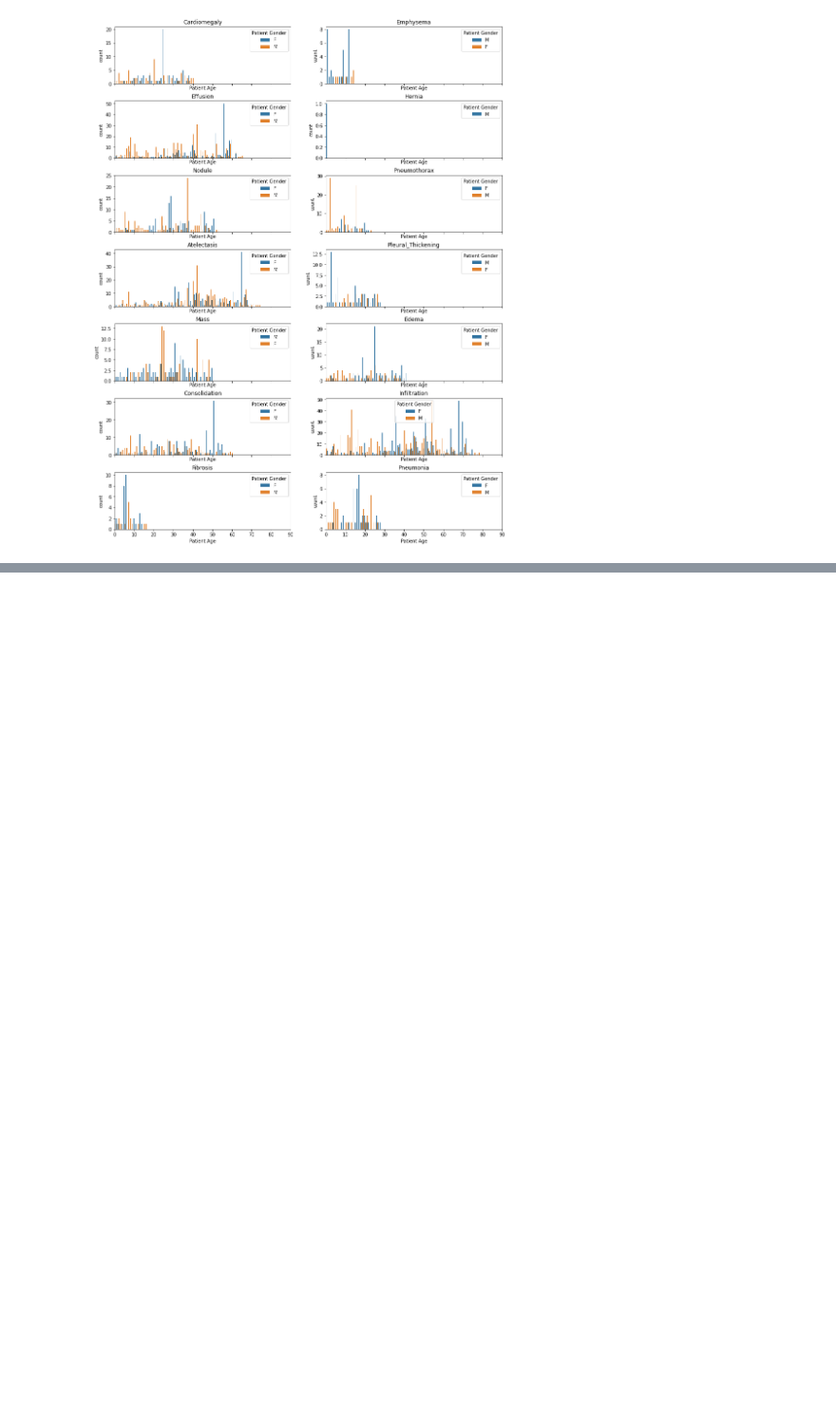
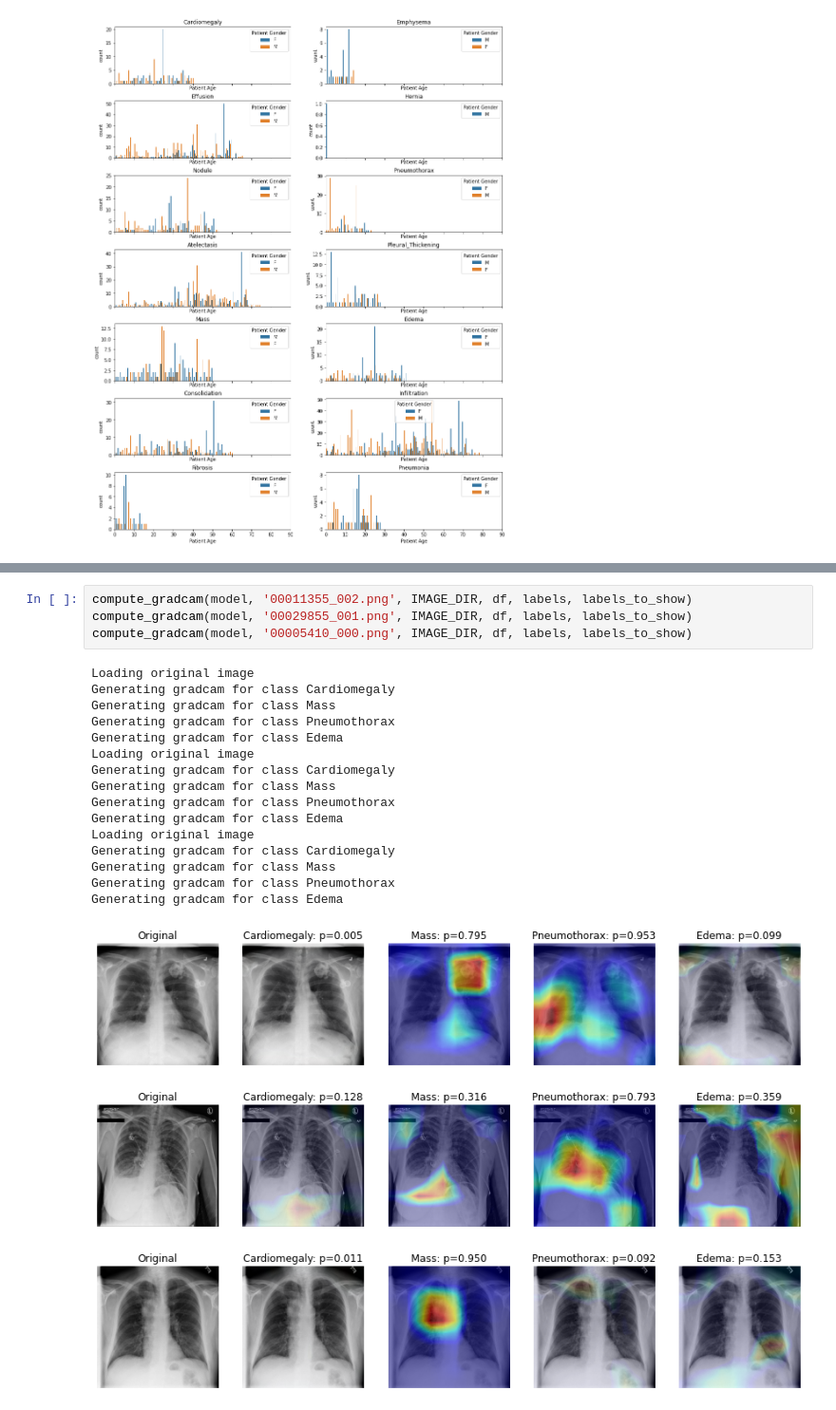
Before and after one commit to Sairamvinay/Chest-X-ray-DL, a Jupyter notebook: Seongwoo_v1.ipynb, the cells around one changed output, grey strips where cells are left out. Shown: that part at 95% size. Drawn from its saved outputs; the diff is of its cells as text; blank space fills up the shorter version.

```diff
--- a/Seongwoo_v1.ipynb
+++ b/Seongwoo_v1.ipynb
@@ -164,0 +497,23 @@ ValueError: Could not interpret input ' Finding Labels'
+# %%
+compute_gradcam(model, '00011355_002.png', IMAGE_DIR, df, labels, labels_to_show)
+compute_gradcam(model, '00029855_001.png', IMAGE_DIR, df, labels, labels_to_show)
+compute_gradcam(model, '00005410_000.png', IMAGE_DIR, df, labels, labels_to_show)
+# %% [output]
+Loading original image
+Generating gradcam for class Cardiomegaly
+Generating gradcam for class Mass
+Generating gradcam for class Pneumothorax
+Generating gradcam for class Edema
+Loading original image
+Generating gradcam for class Cardiomegaly
+Generating gradcam for class Mass
+Generating gradcam for class Pneumothorax
+Generating gradcam for class Edema
+Loading original image
+Generating gradcam for class Cardiomegaly
+Generating gradcam for class Mass
+Generating gradcam for class Pneumothorax
+Generating gradcam for class Edema
+[figure, added]
+[figure, added]
+[figure, added]
```
Also changed, not shown: parts of 17 cells of this notebook.
